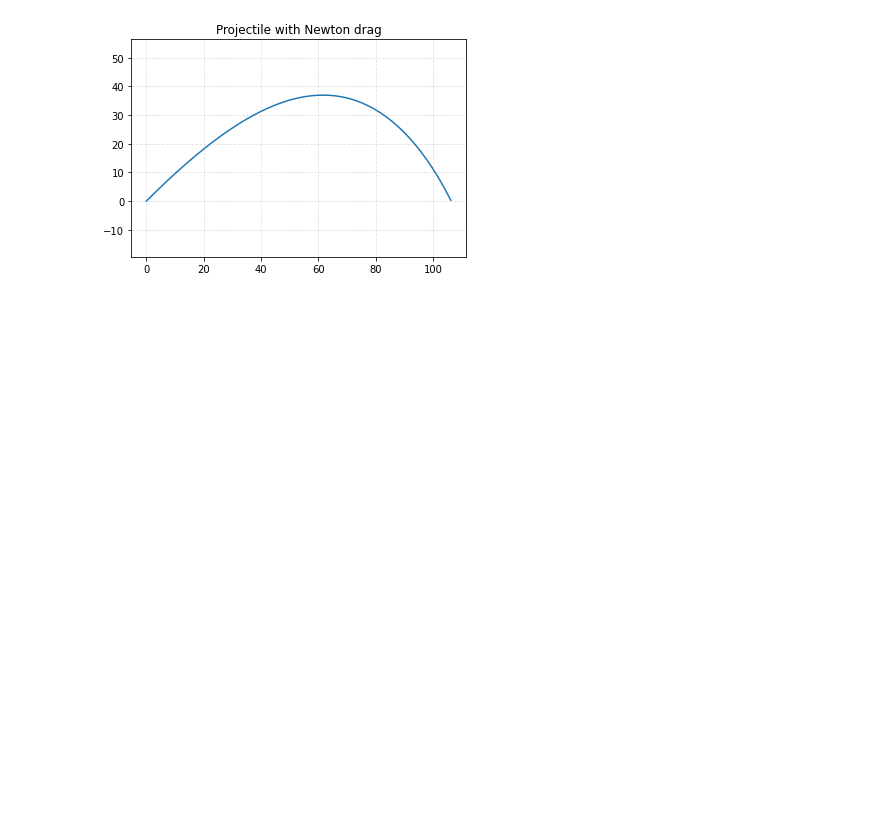
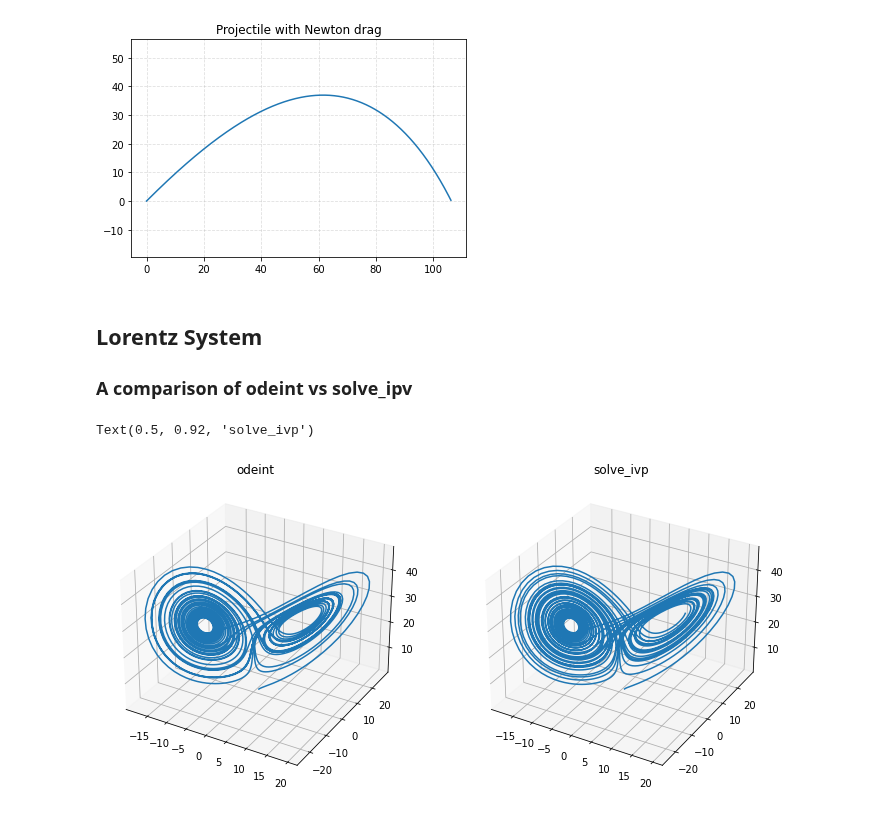
Before and after one commit to algorythmist/computational-physics, a Jupyter notebook: odes.ipynb, the cells around one changed output. Saved outputs shown, nothing was run; the diff lists cells and outputs as text; code cells hidden in the pictures; blank space fills up the shorter version.

```diff
--- a/odes.ipynb
+++ b/odes.ipynb
@@ -156,3 +158,45 @@ plt.title('Projectile with Newton drag')
 # %% [output]
 Text(0.5, 1.0, 'Projectile with Newton drag')
 [figure]
+# %% [markdown]
+## Lorentz System
+### A comparison of odeint vs solve_ipv
+# %%
+def lorenz(t, state, sigma, beta, rho):
+    x, y, z = state
+
+    dx = sigma * (y - x)
+    dy = x * (rho - z) - y
+    dz = x * y - beta * z
+
+    return [dx, dy, dz]
+
+sigma = 10.0
+beta = 8.0 / 3.0
+rho = 28.0
+
+p = (sigma, beta, rho)  # Parameters of the system
+
+y0 = [1.0, 1.0, 1.0]  # Initial state of the system
+# %%
+t = np.arange(0.0, 40.0, 0.01)
+result_odeint = odeint(lorenz, y0, t, p, tfirst=True)
+
+t_span = (0.0, 40.0)
+result_solve_ivp = solve_ivp(lorenz, t_span, y0, args=p,  method='LSODA', t_eval=t)
+# %%
+plt.figure(figsize=(12,8))
+plt.subplot(121, projection='3d')
+plt.plot(result_odeint[:, 0],
+        result_odeint[:, 1],
+        result_odeint[:, 2])
+plt.title("odeint")
+plt.subplot(122, projection='3d')
+
+plt.plot(result_solve_ivp.y[0, :],
+        result_solve_ivp.y[1, :],
+        result_solve_ivp.y[2, :])
+plt.title("solve_ivp")
+# %% [output]
+Text(0.5, 0.92, 'solve_ivp')
+[figure, added]
```
Also changed, not shown: parts of 5 cells of this notebook, 3 other files.
